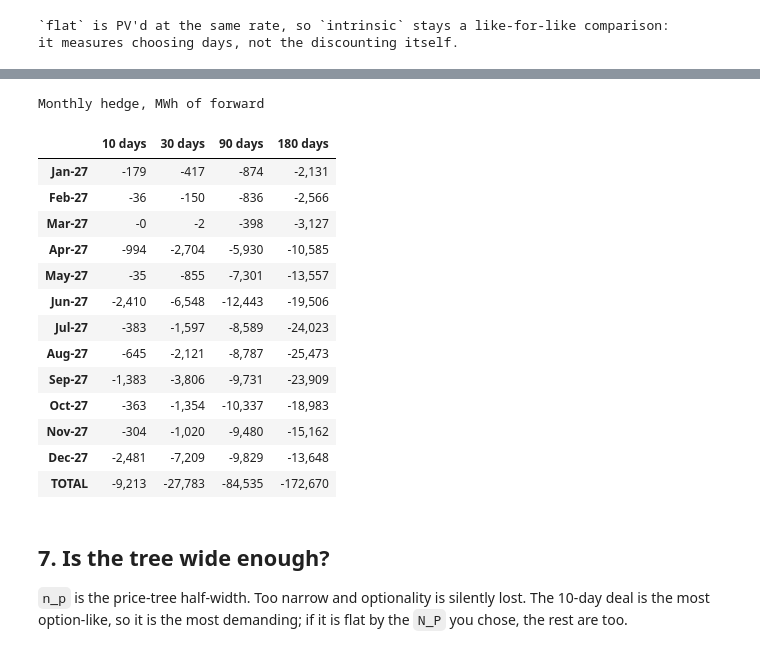
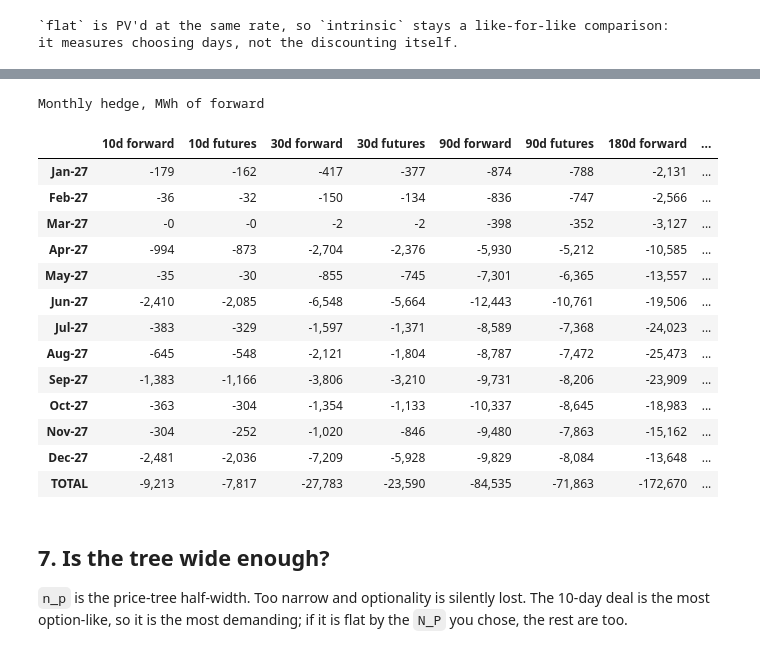
Before and after one commit to dmitry-goryunov/Storage, a Jupyter notebook: Products.ipynb, the cells around one changed output, grey strips where cells are left out. Saved outputs shown, nothing was run; the diff lists cells and outputs as text; code cells hidden in the pictures.

```diff
--- a/Products.ipynb
+++ b/Products.ipynb
@@ -276,29 +283,30 @@ across a large move.
 # %%
 hedge = {}
 for d, (s, r, g) in RUNS.items():
     idx = pd.DatetimeIndex(s.date_span[:s.n_t])
-    dl = pd.Series(np.asarray(s.delta[:s.n_t]), index=idx).iloc[s.Dt:s._active]
-    hedge[f"{d} days"] = dl.resample("MS").sum()
+    win = slice(s.Dt, s._active)
+    hedge[f"{d}d forward"] = pd.Series(np.asarray(s.delta[:s.n_t]), index=idx).iloc[win].resample("MS").sum()
+    hedge[f"{d}d futures"] = pd.Series(np.asarray(s.delta_pv[:s.n_t]), index=idx).iloc[win].resample("MS").sum()
 hedge = pd.DataFrame(hedge).round(0)
 hedge.index = hedge.index.strftime("%b-%y")
 hedge.loc["TOTAL"] = hedge.sum()
 display(hedge.style.format("{:,.0f}").set_caption("Monthly hedge, MWh of forward"))
 # %% [output]
 Monthly hedge, MWh of forward
-|  | 10 days | 30 days | 90 days | 180 days |
-| Jan-27 | -179 | -417 | -874 | -2,131 |
-| Feb-27 | -36 | -150 | -836 | -2,566 |
-| Mar-27 | -0 | -2 | -398 | -3,127 |
-| Apr-27 | -994 | -2,704 | -5,930 | -10,585 |
-| May-27 | -35 | -855 | -7,301 | -13,557 |
-| Jun-27 | -2,410 | -6,548 | -12,443 | -19,506 |
-| Jul-27 | -383 | -1,597 | -8,589 | -24,023 |
-| Aug-27 | -645 | -2,121 | -8,787 | -25,473 |
-| Sep-27 | -1,383 | -3,806 | -9,731 | -23,909 |
-| Oct-27 | -363 | -1,354 | -10,337 | -18,983 |
-| Nov-27 | -304 | -1,020 | -9,480 | -15,162 |
-| Dec-27 | -2,481 | -7,209 | -9,829 | -13,648 |
-| TOTAL | -9,213 | -27,783 | -84,535 | -172,670 |
+|  | 10d forward | 10d futures | 30d forward | 30d futures | 90d forward | 90d futures | 180d forward | ... |
+| Jan-27 | -179 | -162 | -417 | -377 | -874 | -788 | -2,131 | ... |
+| Feb-27 | -36 | -32 | -150 | -134 | -836 | -747 | -2,566 | ... |
+| Mar-27 | -0 | -0 | -2 | -2 | -398 | -352 | -3,127 | ... |
+| Apr-27 | -994 | -873 | -2,704 | -2,376 | -5,930 | -5,212 | -10,585 | ... |
+| May-27 | -35 | -30 | -855 | -745 | -7,301 | -6,365 | -13,557 | ... |
+| Jun-27 | -2,410 | -2,085 | -6,548 | -5,664 | -12,443 | -10,761 | -19,506 | ... |
+| Jul-27 | -383 | -329 | -1,597 | -1,371 | -8,589 | -7,368 | -24,023 | ... |
+| Aug-27 | -645 | -548 | -2,121 | -1,804 | -8,787 | -7,472 | -25,473 | ... |
+| Sep-27 | -1,383 | -1,166 | -3,806 | -3,210 | -9,731 | -8,206 | -23,909 | ... |
+| Oct-27 | -363 | -304 | -1,354 | -1,133 | -10,337 | -8,645 | -18,983 | ... |
+| Nov-27 | -304 | -252 | -1,020 | -846 | -9,480 | -7,863 | -15,162 | ... |
+| Dec-27 | -2,481 | -2,036 | -7,209 | -5,928 | -9,829 | -8,084 | -13,648 | ... |
+| TOTAL | -9,213 | -7,817 | -27,783 | -23,590 | -84,535 | -71,863 | -172,670 | ... |
 # %% [markdown]
 ## 7. Is the tree wide enough?
 
```
Also changed, not shown: parts of 2 cells of this notebook, 3 other files.
